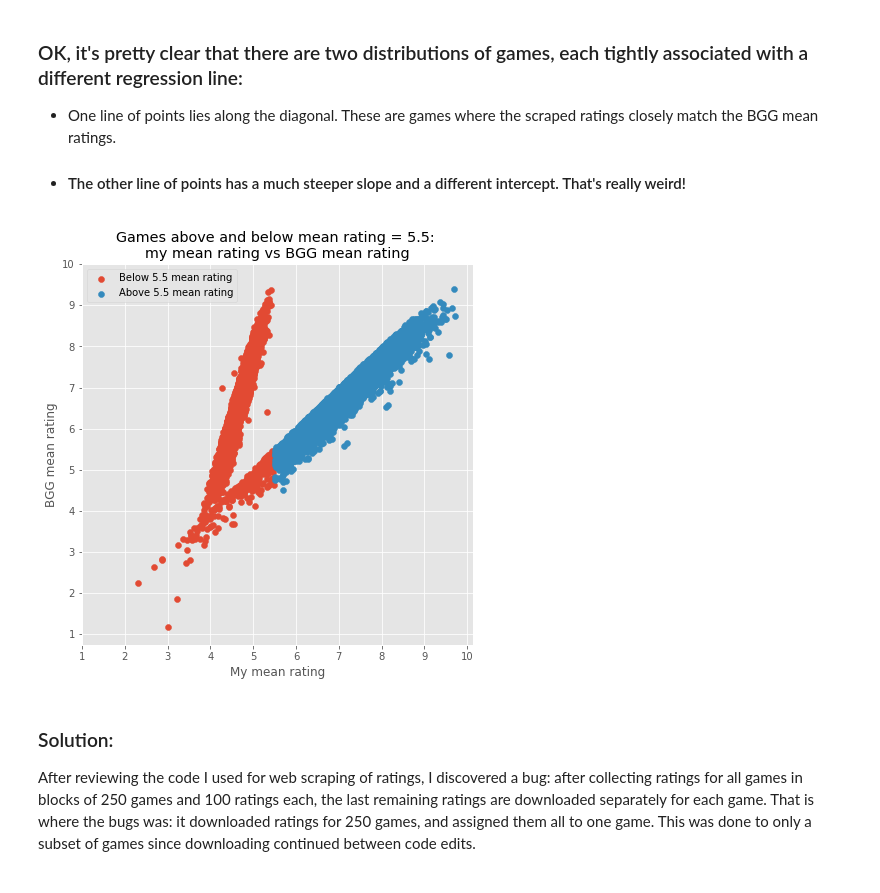
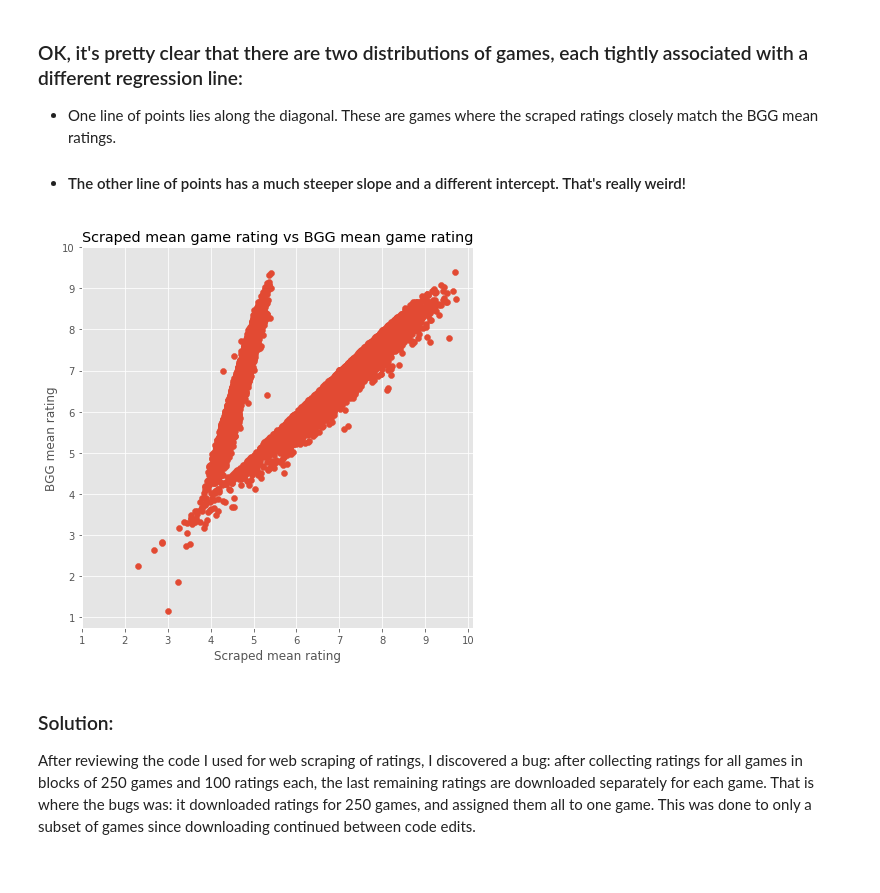
Before and after one commit to johnmburt/springboard, a Jupyter notebook: capstone_2/recsys_data_EDA_vf.ipynb, the cells around one changed output. Saved outputs shown, nothing was run; the diff lists cells and outputs as text; code cells hidden in the pictures.

```diff
--- a/capstone_2/recsys_data_EDA_vf.ipynb
+++ b/capstone_2/recsys_data_EDA_vf.ipynb
@@ -62,7 +62,8 @@ pd.options.display.max_rows = 100
 srcdir = './data/'
 
 # load the boardgame user ratings data
-userdata = pd.read_csv(srcdir+'bgg_user_ratings.csv',
+userdata = pd.read_csv(srcdir+'bgg_user_ratings_scrape_1.csv',
+# userdata = pd.read_csv(srcdir+'bgg_user_ratings_v2.csv',
                        encoding = "ISO-8859-1")
 userdata=userdata.rename(columns = {'username':'userID',
                                     'gameid':'gameID'})
@@ -218,22 +339,24 @@ plt.title('BGG mean game rating');
 - #### The other line of points has a much steeper slope and a different intercept. That's really weird!
 # %%
 # add game metadata to the user rating data
-gameinfo.rename(columns={'id':'gameID'}, inplace=True)
-gbelow = games_below.merge(right=gameinfo, how='left', on='gameID')
-gabove = games_above.merge(right=gameinfo, how='left', on='gameID')
+# gameinfo.rename(columns={'id':'gameID'}, inplace=True)
+# gbelow = games_below.merge(right=gameinfo, how='left', on='gameID')
+# gabove = games_above.merge(right=gameinfo, how='left', on='gameID')
+
+gm = gamegp.mean().reset_index().merge(right=gameinfo, how='left', on='gameID')
 
 # scatter of calcuted mean vs BGG mean rating
 plt.figure(figsize=(7,7))
-plt.scatter(gbelow['rating'], gbelow['mean_rating'], label='Below 5.5 mean rating')
-plt.scatter(gabove['rating'], gabove['mean_rating'], label='Above 5.5 mean rating')
-plt.title('Games above and below mean rating = 5.5: \nmy mean rating vs BGG mean rating')
-plt.xlabel('My mean rating')
+plt.scatter(gm['rating'], gm['mean_rating'])
+plt.title('Scraped mean game rating vs BGG mean game rating')
+plt.xlabel('Scraped mean rating')
 plt.ylabel('BGG mean rating')
-plt.legend()
+# plt.legend()
 plt.yticks([1,2,3,4,5,6,7,8,9,10]);
 plt.xticks([1,2,3,4,5,6,7,8,9,10]);
+plt.gcf().patch.set_facecolor('white'); # white background for copy
 # %% [output]
-[figure, old version]
+[figure, new version]
 # %% [markdown]
 ### Solution:
 
```
Also changed, not shown: parts of 18 cells of this notebook, 11 other files.
